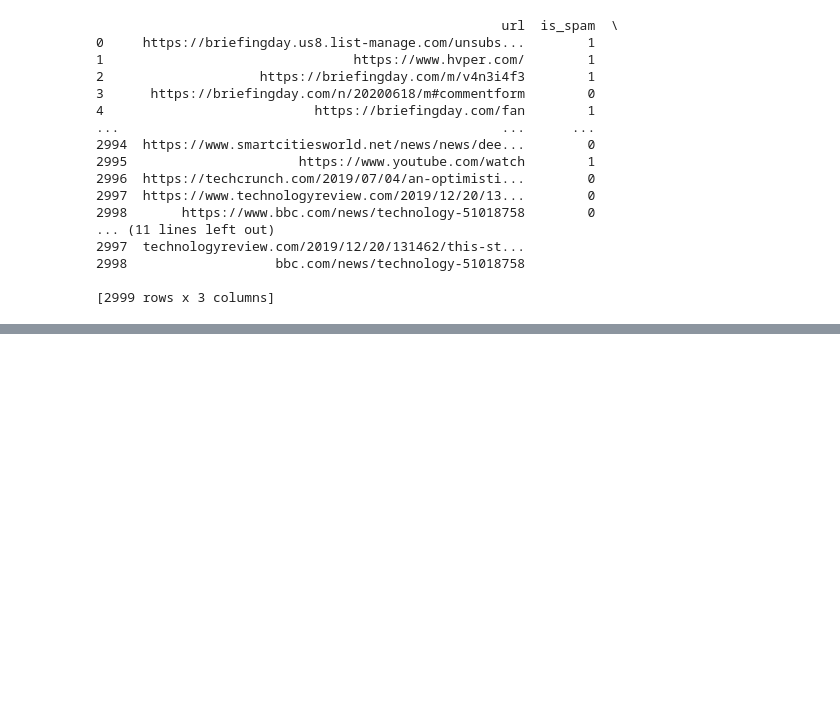
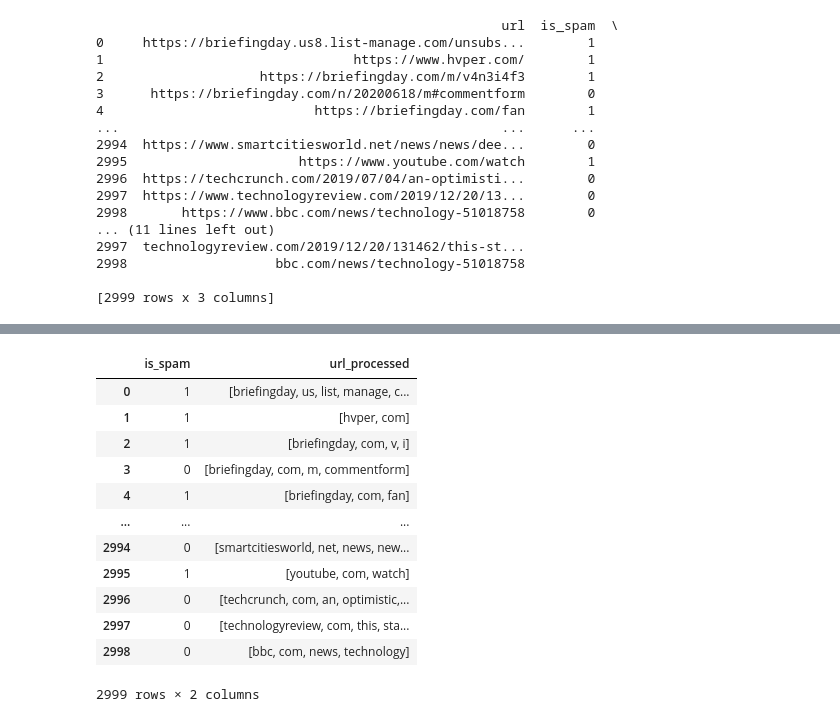
Before and after one commit to leandro-reguero/proyecto-NLP, a Jupyter notebook: src/explore.ipynb, the cells around one changed output, grey strips where cells are left out. Drawn from its saved outputs; the diff is of its cells as text; code cells hidden in the pictures; blank space fills up the shorter version.

```diff
--- a/src/explore.ipynb
+++ b/src/explore.ipynb
@@ -162,0 +202,15 @@ print(rawdata)
+# %%
+rawdata.drop('url', axis=1, inplace=True)
+# %%
+def prosesin(text):
+    # quedarme con letras y espacios
+    text = re.sub(r'[^a-z ]', " ", text)
+
+    # saco espacios
+    text = re.sub(r'\s+[a-zA-Z]\s+', " ", text)
+    text = re.sub(r'\^[a-zA-Z]\s+', " ", text)
+
+    # Reducir espacios en blanco múltiples a uno único
+    text = re.sub(r'\s+', " ", text.lower())
+
+    return text.split()
@@ -162,0 +233,4 @@ print(rawdata)
+# %%
+rawdata['url_processed'] = rawdata['url_stripped'].apply(prosesin)
+
+rawdata.head()
@@ -162,0 +244,19 @@ print(rawdata)
+# %%
+rawdata.drop('url_stripped', axis=1, inplace=True)
+# %%
+rawdata.reset_index()
+rawdata
+# %% [output]
+|  | is_spam | url_processed |
+| 0 | 1 | [briefingday, us, list, manage, c... |
+| 1 | 1 | [hvper, com] |
+| 2 | 1 | [briefingday, com, v, i] |
+| 3 | 0 | [briefingday, com, m, commentform] |
+| 4 | 1 | [briefingday, com, fan] |
+| ... | ... | ... |
+| 2994 | 0 | [smartcitiesworld, net, news, new... |
+| 2995 | 1 | [youtube, com, watch] |
+| 2996 | 0 | [techcrunch, com, an, optimistic,... |
+| 2997 | 0 | [technologyreview, com, this, sta... |
+| 2998 | 0 | [bbc, com, news, technology] |
+2999 rows × 2 columns
```
Also changed, not shown: parts of 15 cells of this notebook.
